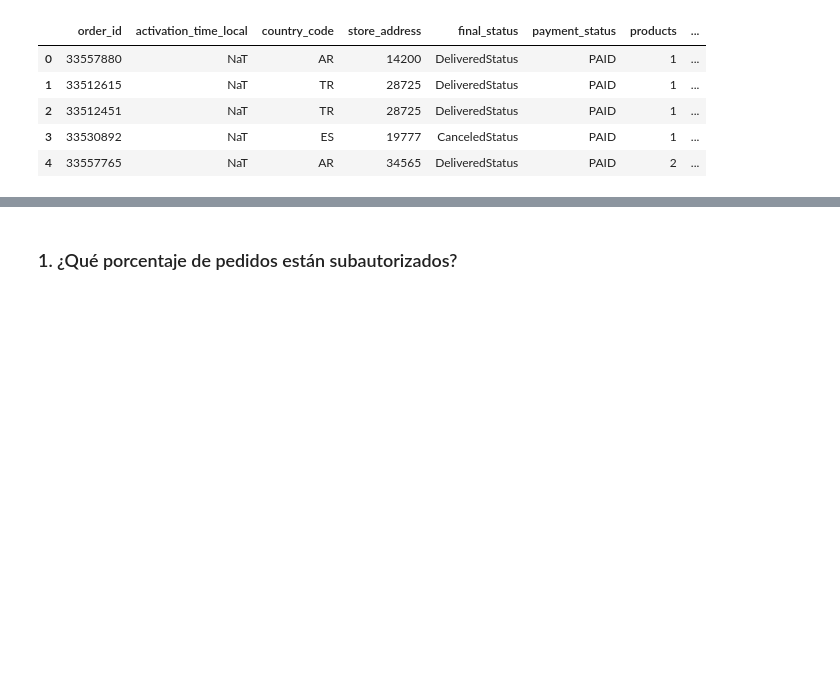
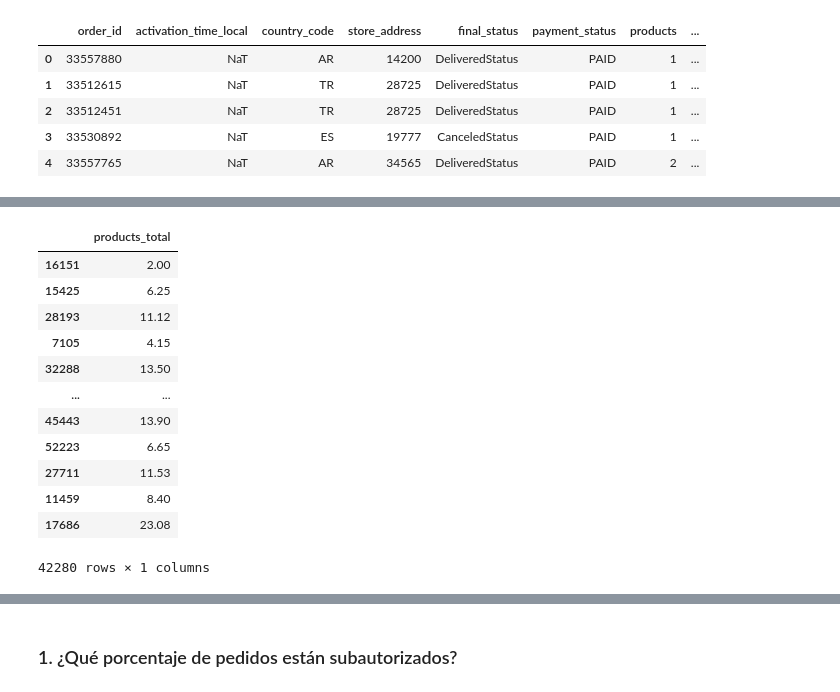
Before and after one commit to Rogetaysa/RepoIronhack, a Jupyter notebook: Project 3 - Ironhack Delivery/Grup3_Project3_Ex4.ipynb, the cells around one changed output, grey strips where cells are left out. Drawn from its saved outputs; the diff is of its cells as text; code cells hidden in the pictures; blank space fills up the shorter version.

```diff
--- a/Project 3 - Ironhack Delivery/Grup3_Project3_Ex4.ipynb
+++ b/Project 3 - Ironhack Delivery/Grup3_Project3_Ex4.ipynb
@@ -54,0 +153,19 @@ data.describe()
+# %%
+# We run the split with 30% in test, as per the MDE curve we think it is the most optimal business<>statistical
+test_df, control_df = train_test_split(df, test_size=0.3)
+# %%
+test_df
+# %% [output]
+|  | products_total |
+| 16151 | 2.00 |
+| 15425 | 6.25 |
+| 28193 | 11.12 |
+| 7105 | 4.15 |
+| 32288 | 13.50 |
+| ... | ... |
+| 45443 | 13.90 |
+| 52223 | 6.65 |
+| 27711 | 11.53 |
+| 11459 | 8.40 |
+| 17686 | 23.08 |
+42280 rows × 1 columns
```
Also changed, not shown: parts of 11 cells of this notebook, 2 other files.
